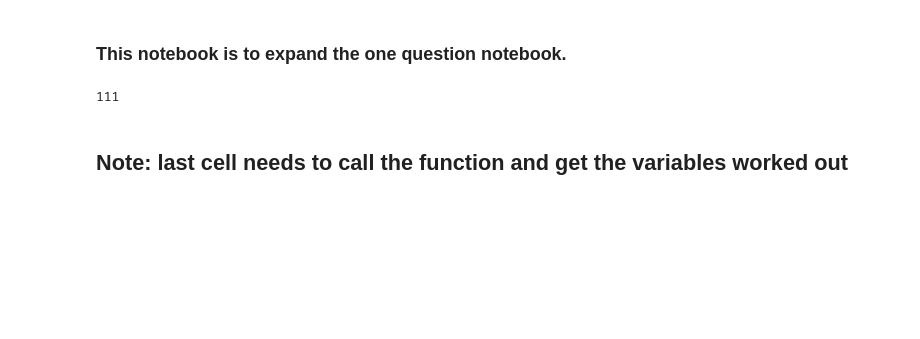
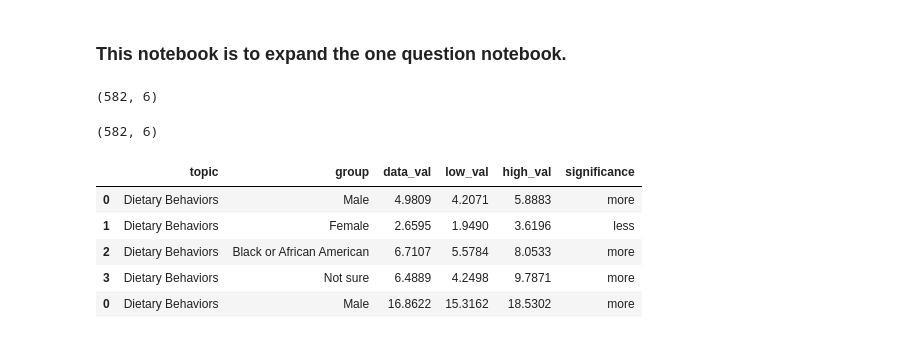
Before and after one commit to ripplesphere/capstone, a Jupyter notebook: notebooks/multiple_questions.ipynb, the cells around one changed output. Drawn from its saved outputs; the diff is of its cells as text; code cells hidden in the pictures; blank space fills up the shorter version.

```diff
--- a/notebooks/multiple_questions.ipynb
+++ b/notebooks/multiple_questions.ipynb
@@ -23,8 +21,7 @@ def question_loop(topic, subtopic, risk_question, question_df):
     Gender = ['Male', 'Female']
     Race = ['Asian', 'Black or African American', 'Hispanic or Latino', 'White',
         'Multiple Race', 'American Indian or Alaska Native', 'Native Hawaiian or Other Pacific Islander']
-    Sexuality = ['Gay or lesbian', 'Gay, lesbian, or bisexual', 'Bisexual', 'Not sure',
-        'Heterosexual (straight)']
+    Sexuality = ['Gay or lesbian', 'Bisexual', 'Not sure', 'Heterosexual (straight)']
 
     group = []
     data_val = []
@@ -33,18 +30,18 @@ def question_loop(topic, subtopic, risk_question, question_df):
     significance = []
 
     # The overall results for this question, all significance tests will go against these values
-    q_total = question[(question['Grade'] == 'Total') & (question['Sex'] == 'Total') &
-        (question['Race'] == 'Total') & (question['SexualIdentity'] == 'Total') &
-        (question['SexOfSexualContacts'] == 'Total')]
+    q_total = question_df[(question_df['Grade'] == 'Total') & (question_df['Sex'] == 'Total') &
+        (question_df['Race'] == 'Total') & (question_df['SexualIdentity'] == 'Total') &
+        (question_df['SexOfSexualContacts'] == 'Total')]
     q_val = q_total['Greater_Risk_Data_Value'].iloc[0]
     q_low = q_total['Greater_Risk_Low_Confidence_Limit'].iloc[0]
     q_high = q_total['Greater_Risk_High_Confidence_Limit'].iloc[0]
-    print('q_total', q_val, q_low, q_high)
+    # print('q_total', q_val, q_low, q_high)
 
     for gender in Gender:
-        web_total = question[(question['Grade'] == 'Total') & (question['Sex'] == gender) &
-            (question['Race'] == 'Total') & (question['SexualIdentity'] == 'Total') &
-            (question['SexOfSexualContacts'] == 'Total')]
+        web_total = question_df[(question_df['Grade'] == 'Total') & (question_df['Sex'] == gender) &
+            (question_df['Race'] == 'Total') & (question_df['SexualIdentity'] == 'Total') &
+            (question_df['SexOfSexualContacts'] == 'Total')]
         g_val = web_total['Greater_Risk_Data_Value'].iloc[0]
         g_low = web_total['Greater_Risk_Low_Confidence_Limit'].iloc[0]
         g_high = web_total['Greater_Risk_High_Confidence_Limit'].iloc[0]
@@ -61,9 +58,9 @@ def question_loop(topic, subtopic, risk_question, question_df):
             high_val.append(g_high)
             significance.append('more')
     for race in Race:
-        web_total = question[(question['Grade'] == 'Total') & (question['Sex'] == 'Total') &
-            (question['Race'] == race) & (question['SexualIdentity'] == 'Total') &
-            (question['SexOfSexualContacts'] == 'Total')]
+        web_total = question_df[(question_df['Grade'] == 'Total') & (question_df['Sex'] == 'Total') &
+            (question_df['Race'] == race) & (question_df['SexualIdentity'] == 'Total') &
+            (question_df['SexOfSexualContacts'] == 'Total')]
         g_val = web_total['Greater_Risk_Data_Value'].iloc[0]
         g_low = web_total['Greater_Risk_Low_Confidence_Limit'].iloc[0]
         g_high = web_total['Greater_Risk_High_Confidence_Limit'].iloc[0]
@@ -80,9 +77,9 @@ def question_loop(topic, subtopic, risk_question, question_df):
             high_val.append(g_high)
             significance.append('more')
     for sexuality in Sexuality:
-        web_total = question[(question['Grade'] == 'Total') & (question['Sex'] == 'Total') &
-            (question['Race'] == 'Total') & (question['SexualIdentity'] == sexuality) &
-            (question['SexOfSexualContacts'] == 'Total')]
+        web_total = question_df[(question_df['Grade'] == 'Total') & (question_df['Sex'] == 'Total') &
+            (question_df['Race'] == 'Total') & (question_df['SexualIdentity'] == sexuality) &
+            (question_df['SexOfSexualContacts'] == 'Total')]
         g_val = web_total['Greater_Risk_Data_Value'].iloc[0]
         g_low = web_total['Greater_Risk_Low_Confidence_Limit'].iloc[0]
         g_high = web_total['Greater_Risk_High_Confidence_Limit'].iloc[0]
@@ -102,7 +99,9 @@ def question_loop(topic, subtopic, risk_question, question_df):
     question_results_df = pd.DataFrame.from_dict({'topic': topic,'group': group,
             'data_val': data_val, 'low_val': low_val,
             'high_val': high_val, 'significance': significance})
+    return question_results_df
 # %%
+question_results_df = pd.DataFrame()
 for topic in us['Topic'].value_counts().items():
     #print('topic', topic)
     topic_df = us[us['Topic'] == topic[0]]
@@ -113,8 +112,20 @@ for topic in us['Topic'].value_counts().items():
             #print('risk_question', risk_question)
             risk_question_df = subtopic_df[subtopic_df['Greater_Risk_Question'] == risk_question[0]]
             results_df = question_loop(topic[0], subtopic[0], risk_question[0], risk_question_df)
-            pd.concat(results_df, question_results_df)
+            question_results_df = question_results_df.append(results_df)
+question_results_df.shape
 # %% [output]
-111
+(582, 6)
-# %% [markdown]
-## Note: last cell needs to call the function and get the variables worked out
+# %%
+question_results_df.shape
+# %% [output]
+(582, 6)
+# %%
+question_results_df.head()
+# %% [output]
+|  | topic | group | data_val | low_val | high_val | significance |
+| 0 | Dietary Behaviors | Male | 4.9809 | 4.2071 | 5.8883 | more |
+| 1 | Dietary Behaviors | Female | 2.6595 | 1.9490 | 3.6196 | less |
+| 2 | Dietary Behaviors | Black or African American | 6.7107 | 5.5784 | 8.0533 | more |
+| 3 | Dietary Behaviors | Not sure | 6.4889 | 4.2498 | 9.7871 | more |
+| 0 | Dietary Behaviors | Male | 16.8622 | 15.3162 | 18.5302 | more |
```
Also changed, not shown: parts of 9 cells of this notebook, 1 other file.
